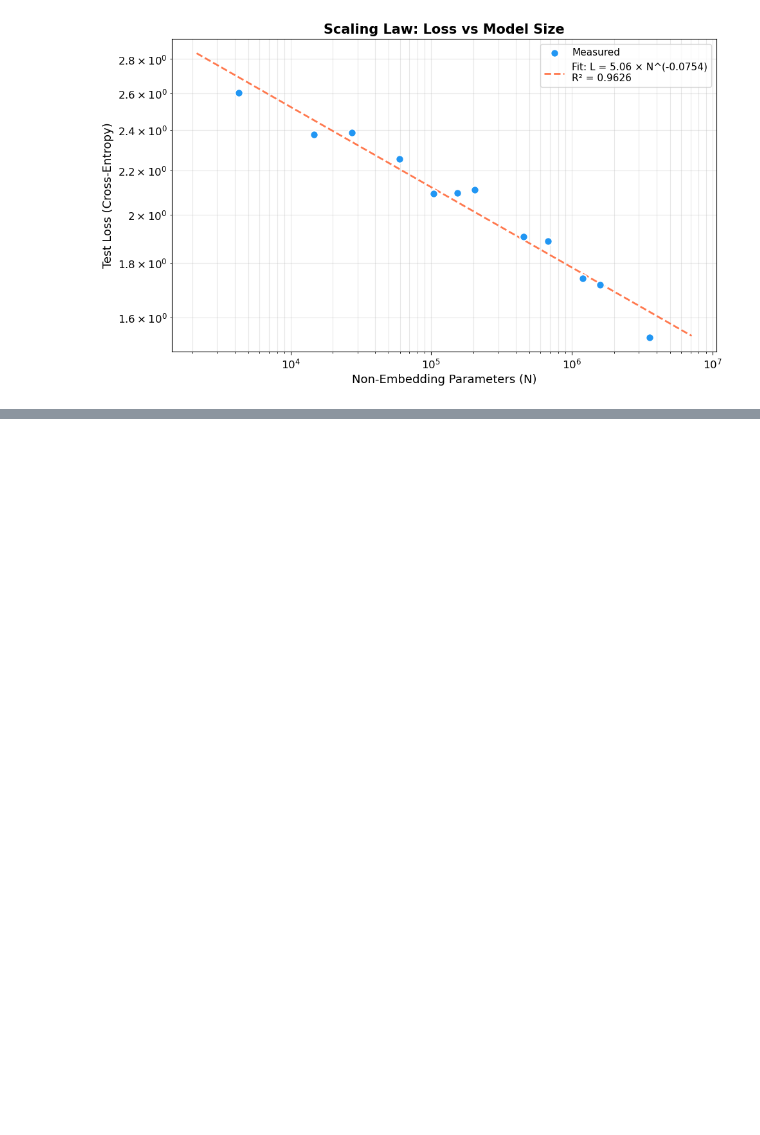
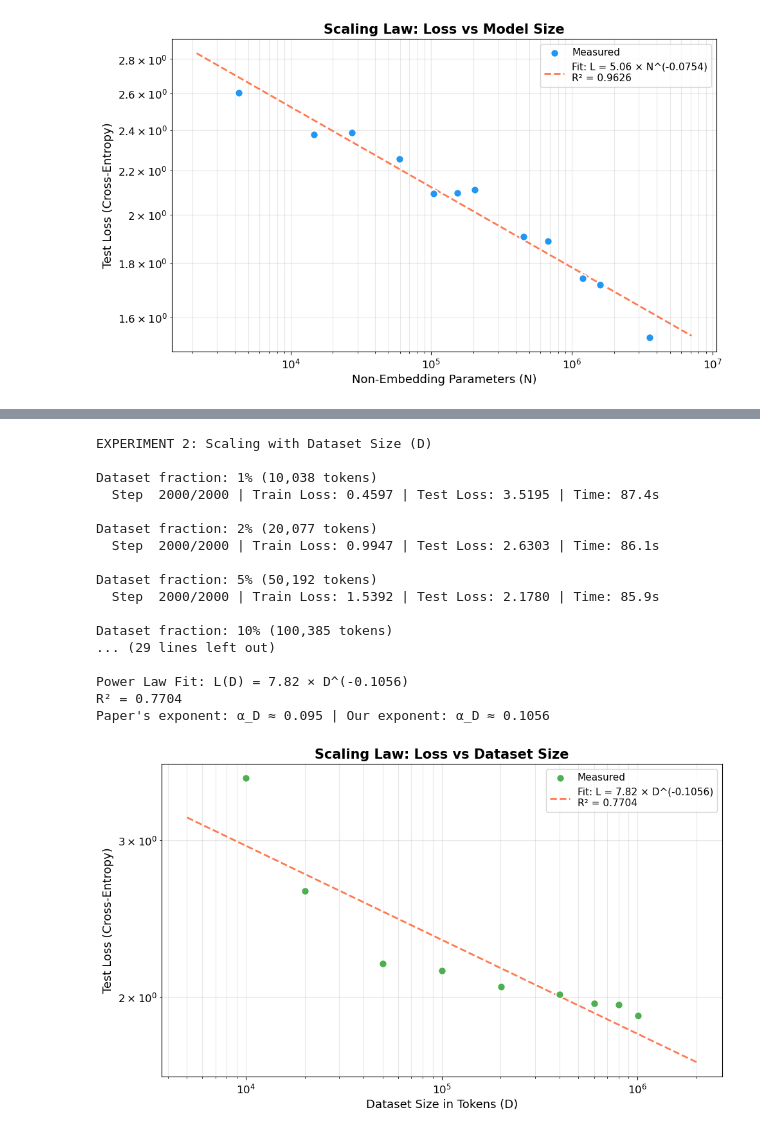
Before and after one commit to aaditya29/Implementing-ML-Papers, a Jupyter notebook: 12-Scaling-Laws/scaling-laws.ipynb, the cells around one changed output, grey strips where cells are left out. Cells and saved outputs as stored; diff of their text form; code cells hidden in the pictures; blank space fills up the shorter version.

Commit message:
feat: added scaling-law paper second experiment

```diff
--- a/12-Scaling-Laws/scaling-laws.ipynb
+++ b/12-Scaling-Laws/scaling-laws.ipynb
@@ -576,0 +579,80 @@ FileNotFoundError: [Errno 2] No such file or directory: 'plots/exp1_model_size_s
+# %%
+print("EXPERIMENT 2: Scaling with Dataset Size (D)")
+#medium-sized model for this experiment
+EXP2_LAYERS = 4
+EXP2_DMODEL = 96
+EXP2_HEADS = 4
+EXP2_STEPS = 2000
+
+# Different dataset sizes
+DATA_FRACTIONS = [0.01, 0.02, 0.05, 0.1, 0.2, 0.4, 0.6, 0.8, 1.0]
+
+exp2_results = []
+
+for frac in DATA_FRACTIONS:
+    n_tokens = int(len(train_data) * frac)
+    subset_data = train_data[:n_tokens]
+
+    print(f"\nDataset fraction: {frac:.0%} ({n_tokens:,} tokens)")
+
+    torch.manual_seed(SEED)
+    model = create_model(EXP2_LAYERS, EXP2_DMODEL, EXP2_HEADS, CONTEXT_LENGTH)
+
+    history = train_model(
+        model, subset_data, test_data,
+        context_length=CONTEXT_LENGTH, batch_size=min(
+            BATCH_SIZE, n_tokens // CONTEXT_LENGTH),
+        learning_rate=LR, num_steps=EXP2_STEPS,
+        eval_every=EXP2_STEPS,
+        verbose=True,
+    )
+
+    exp2_results.append({
+        'n_tokens': n_tokens,
+        'test_loss': history['final_test_loss'],
+        'fraction': frac,
+    })
+
+    del model
+    torch.cuda.empty_cache() if torch.cuda.is_available() else None
+
+print("\n\nExperiment 2 Results:")
+print(f"{'Fraction':<10} {'Tokens':>12} {'Test Loss':>12}")
+for r in exp2_results:
+    print(f"{r['fraction']:<10.0%} {r['n_tokens']:>12,} {r['test_loss']:>12.4f}")
+
+#Scaling Law for Dataset Size
+D_values = np.array([r['n_tokens'] for r in exp2_results])
+L_D_values = np.array([r['test_loss'] for r in exp2_results])
+
+a_D, alpha_D, r_sq_D = fit_power_law(D_values, L_D_values)
+print(f"\nPower Law Fit: L(D) = {a_D:.2f} × D^(-{alpha_D:.4f})")
+print(f"R² = {r_sq_D:.4f}")
+print(f"Paper's exponent: α_D ≈ 0.095 | Our exponent: α_D ≈ {alpha_D:.4f}")
+
+plot_scaling_law(
+    D_values, L_D_values,
+    x_label='Dataset Size in Tokens (D)',
+    title='Scaling Law: Loss vs Dataset Size',
+    a=a_D, alpha=alpha_D, r_sq=r_sq_D,
+    color='#4CAF50'
+)
+# %% [output]
+EXPERIMENT 2: Scaling with Dataset Size (D)
+
+Dataset fraction: 1% (10,038 tokens)
+  Step  2000/2000 | Train Loss: 0.4597 | Test Loss: 3.5195 | Time: 87.4s
+
+Dataset fraction: 2% (20,077 tokens)
+  Step  2000/2000 | Train Loss: 0.9947 | Test Loss: 2.6303 | Time: 86.1s
+
+Dataset fraction: 5% (50,192 tokens)
+  Step  2000/2000 | Train Loss: 1.5392 | Test Loss: 2.1780 | Time: 85.9s
+
+Dataset fraction: 10% (100,385 tokens)
+... (29 lines left out)
+
+Power Law Fit: L(D) = 7.82 × D^(-0.1056)
+R² = 0.7704
+Paper's exponent: α_D ≈ 0.095 | Our exponent: α_D ≈ 0.1056
+[figure, added]
```
Also changed, not shown: parts of 1 cell of this notebook.
